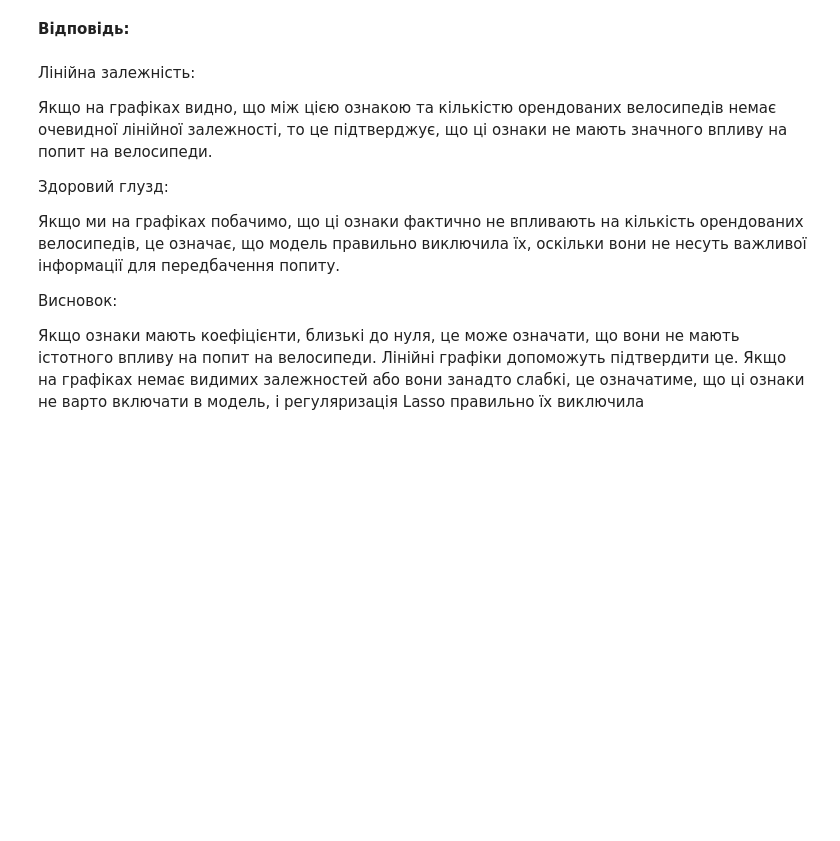
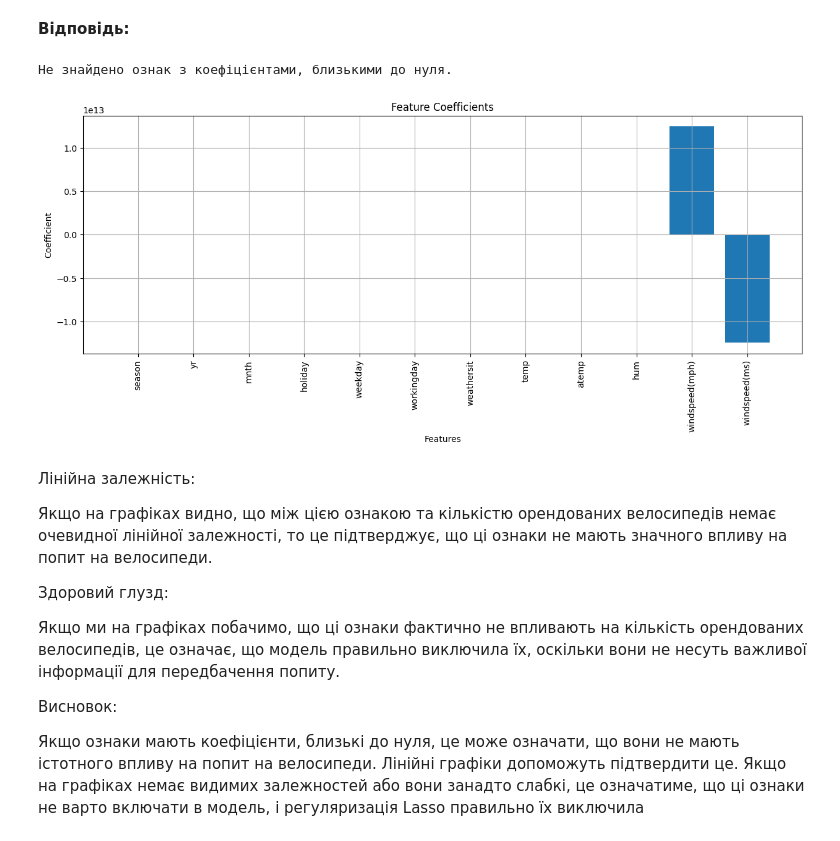
Before and after one commit to Georgiiliwe8pcr/7.machinelearncolab, a Jupyter notebook: OverfittingHomeWork.ipynb, the cells around one changed output. Cells and saved outputs as stored; diff of their text form; code cells hidden in the pictures; blank space fills up the shorter version.

```diff
--- a/OverfittingHomeWork.ipynb
+++ b/OverfittingHomeWork.ipynb
@@ -666,8 +666,17 @@ feature_names = df.columns[:-1]  # За припущенням, остання
 
 # Вибір ознак з коефіцієнтами, близькими до нуля (< 1e-3)
 zero_coeffs_indices = np.abs(coef) < 1e-3
-zero_coeff_features = feature_names[zero_coeffs_indices]
 
-# Виведення результатів
-for feature in zero_coeff_features:
-    print(f"{feature}: {coef[zero_coeffs_indices][np.where(feature_names == feature)[0][0]]}")
+# Перевірка на наявність таких коефіцієнтів
+if np.any(zero_coeffs_indices):
+    zero_coeff_features = feature_names[zero_coeffs_indices]
+
+    # Виведення результатів
+    for feature in zero_coeff_features:
+        # Знаходимо індекс ознаки у списку
+        feature_index = np.where(feature_names == feature)[0][0]
+        print(f"{feature}: {coef[feature_index]}")
+else:
+    print("Не знайдено ознак з коефіцієнтами, близькими до нуля.")
+# %% [output]
+Не знайдено ознак з коефіцієнтами, близькими до нуля.
@@ -684,3 +683,23 @@ for feature in zero_coeff_features:
+# %%
+import matplotlib.pyplot as plt
+import numpy as np
+
+
+# Для демонстрації припускаємо, що coef - це масив коефіцієнтів, а feature_names - це список назв ознак
+coef = model.coef_  # Коефіцієнти
+feature_names = df.columns[:-1]  # Назви ознак
+
+# Побудова графіків
+plt.figure(figsize=(15, 5))
+plt.bar(feature_names, coef)  # Створюємо графік стовпчиків для коефіцієнтів
+plt.xticks(rotation=90)  # Повертаємо назви ознак, щоб вони не перекривалися
+plt.xlabel("Features")
+plt.ylabel("Coefficient")
+plt.title("Feature Coefficients")
+plt.grid(True)
+plt.show()
+# %% [output]
+[figure, added]
 # %% [markdown]
 Лінійна залежність:
 
```
Also changed, not shown: parts of 1 cell of this notebook.
